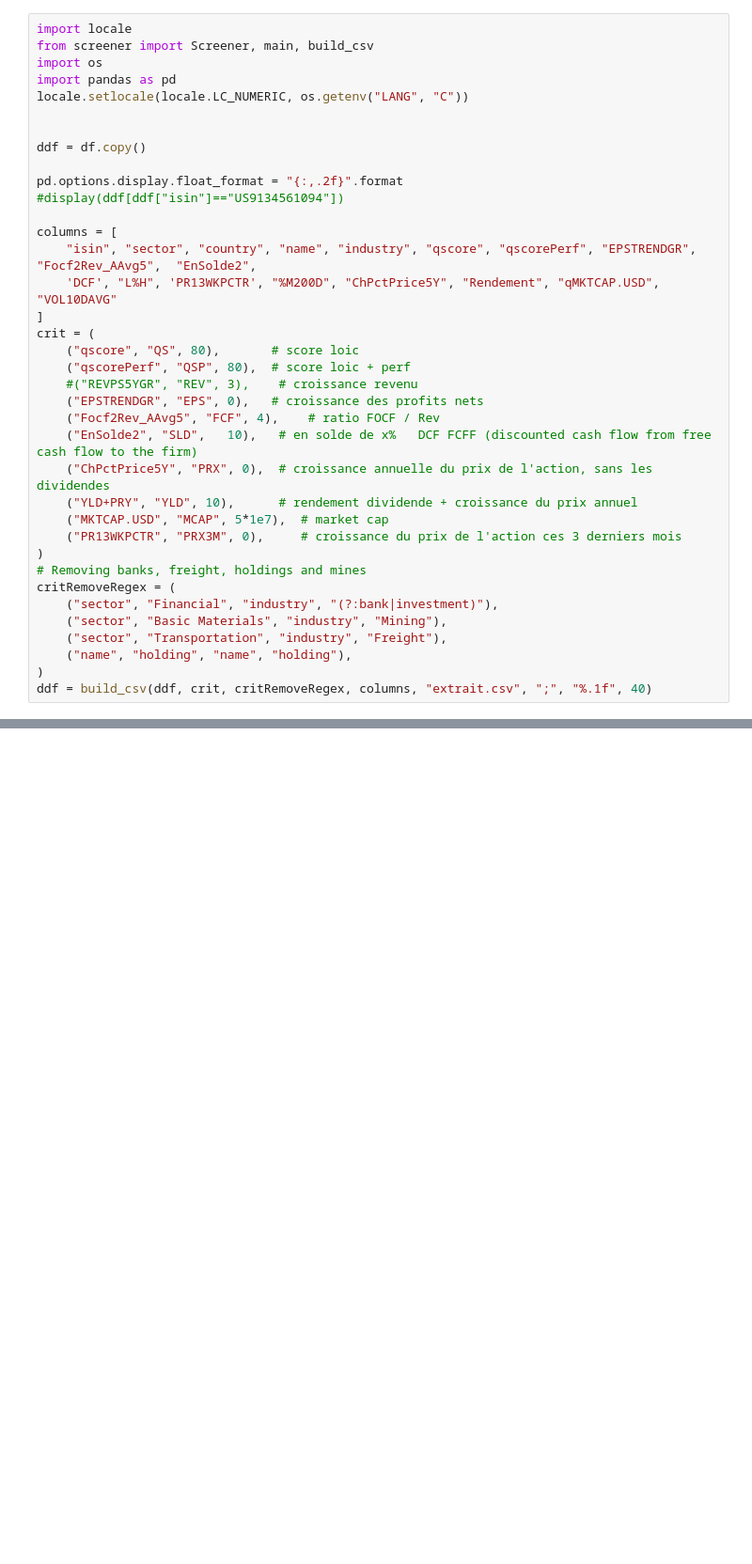
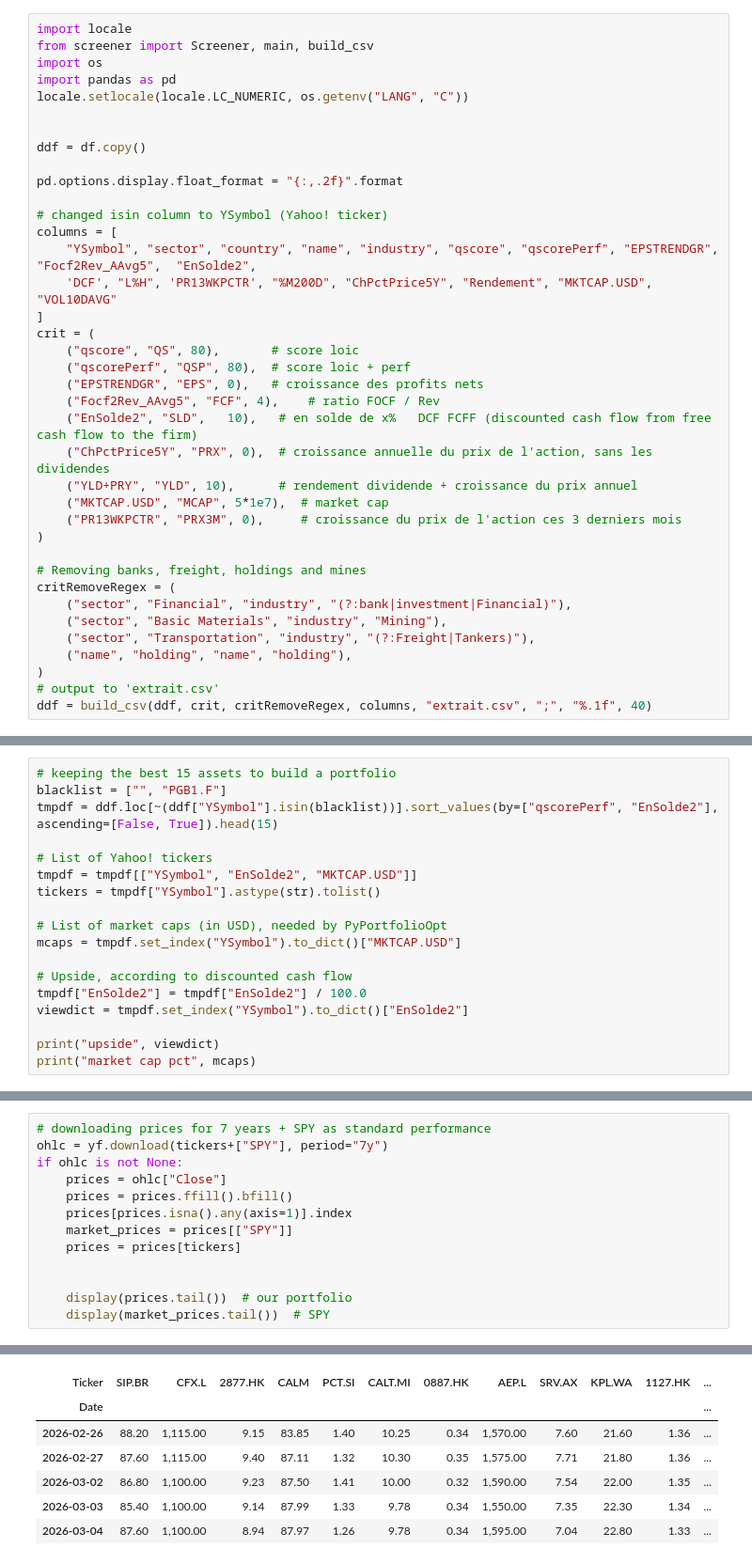
Before and after one commit to facoptere/screener, a Jupyter notebook: .degiro_screener.ipynb, the cells around one changed output, grey strips where cells are left out. Shown at 94% size. Cells and saved outputs as stored; diff of their text form; blank space fills up the shorter version.

```diff
--- a/.degiro_screener.ipynb
+++ b/.degiro_screener.ipynb
@@ -42,16 +42,15 @@ locale.setlocale(locale.LC_NUMERIC, os.getenv("LANG", "C"))
 ddf = df.copy()
 
 pd.options.display.float_format = "{:,.2f}".format
-#display(ddf[ddf["isin"]=="US9134561094"])
 
+# changed isin column to YSymbol (Yahoo! ticker)
 columns = [
-    "isin", "sector", "country", "name", "industry", "qscore", "qscorePerf", "EPSTRENDGR", "Focf2Rev_AAvg5",  "EnSolde2",
-    'DCF', "L%H", 'PR13WKPCTR', "%M200D", "ChPctPrice5Y", "Rendement", "qMKTCAP.USD", "VOL10DAVG"
+    "YSymbol", "sector", "country", "name", "industry", "qscore", "qscorePerf", "EPSTRENDGR", "Focf2Rev_AAvg5",  "EnSolde2",
+    'DCF', "L%H", 'PR13WKPCTR', "%M200D", "ChPctPrice5Y", "Rendement", "MKTCAP.USD", "VOL10DAVG"
 ]
 crit = (
     ("qscore", "QS", 80),       # score loic
     ("qscorePerf", "QSP", 80),  # score loic + perf
-    #("REVPS5YGR", "REV", 3),    # croissance revenu
     ("EPSTRENDGR", "EPS", 0),   # croissance des profits nets
     ("Focf2Rev_AAvg5", "FCF", 4),    # ratio FOCF / Rev
     ("EnSolde2", "SLD",   10),   # en solde de x%   DCF FCFF (discounted cash flow from free cash flow to the firm)
@@ -60,11 +59,13 @@ crit = (
     ("MKTCAP.USD", "MCAP", 5*1e7),  # market cap
     ("PR13WKPCTR", "PRX3M", 0),     # croissance du prix de l'action ces 3 derniers mois
 )
+
 # Removing banks, freight, holdings and mines
 critRemoveRegex = (
-    ("sector", "Financial", "industry", "(?:bank|investment)"),
+    ("sector", "Financial", "industry", "(?:bank|investment|Financial)"),
     ("sector", "Basic Materials", "industry", "Mining"),
-    ("sector", "Transportation", "industry", "Freight"),
+    ("sector", "Transportation", "industry", "(?:Freight|Tankers)"),
     ("name", "holding", "name", "holding"),
 )
+# output to 'extrait.csv'
 ddf = build_csv(ddf, crit, critRemoveRegex, columns, "extrait.csv", ";", "%.1f", 40)
@@ -70,0 +82,18 @@ ddf = build_csv(ddf, crit, critRemoveRegex, columns, "extrait.csv", ";", "%.1f",
+# %%
+# keeping the best 15 assets to build a portfolio
+blacklist = ["", "PGB1.F"]
+tmpdf = ddf.loc[~(ddf["YSymbol"].isin(blacklist))].sort_values(by=["qscorePerf", "EnSolde2"], ascending=[False, True]).head(15)
+
+# List of Yahoo! tickers
+tmpdf = tmpdf[["YSymbol", "EnSolde2", "MKTCAP.USD"]]
+tickers = tmpdf["YSymbol"].astype(str).tolist()
+
+# List of market caps (in USD), needed by PyPortfolioOpt
+mcaps = tmpdf.set_index("YSymbol").to_dict()["MKTCAP.USD"]
+
+# Upside, according to discounted cash flow
+tmpdf["EnSolde2"] = tmpdf["EnSolde2"] / 100.0
+viewdict = tmpdf.set_index("YSymbol").to_dict()["EnSolde2"]
+
+print("upside", viewdict)
+print("market cap pct", mcaps)
@@ -70,0 +103,14 @@ ddf = build_csv(ddf, crit, critRemoveRegex, columns, "extrait.csv", ";", "%.1f",
+# %%
+# downloading prices for 7 years + SPY as standard performance
+ohlc = yf.download(tickers+["SPY"], period="7y")
+if ohlc is not None:
+    prices = ohlc["Close"]
+    prices = prices.ffill().bfill()
+    prices[prices.isna().any(axis=1)].index
+    market_prices = prices[["SPY"]]
+    prices = prices[tickers]
+
+
+    display(prices.tail())  # our portfolio
+    display(market_prices.tail())  # SPY
+# %% [output]
@@ -70,0 +118,7 @@ ddf = build_csv(ddf, crit, critRemoveRegex, columns, "extrait.csv", ";", "%.1f",
+| Ticker | SIP.BR | CFX.L | 2877.HK | CALM | PCT.SI | CALT.MI | 0887.HK | AEP.L | SRV.AX | KPL.WA | 1127.HK | ... |
+| Date |  |  |  |  |  |  |  |  |  |  |  | ... |
+| 2026-02-26 | 88.20 | 1,115.00 | 9.15 | 83.85 | 1.40 | 10.25 | 0.34 | 1,570.00 | 7.60 | 21.60 | 1.36 | ... |
+| 2026-02-27 | 87.60 | 1,115.00 | 9.40 | 87.11 | 1.32 | 10.30 | 0.35 | 1,575.00 | 7.71 | 21.80 | 1.36 | ... |
+| 2026-03-02 | 86.80 | 1,100.00 | 9.23 | 87.50 | 1.41 | 10.00 | 0.32 | 1,590.00 | 7.54 | 22.00 | 1.35 | ... |
+| 2026-03-03 | 85.40 | 1,100.00 | 9.14 | 87.99 | 1.33 | 9.78 | 0.34 | 1,550.00 | 7.35 | 22.30 | 1.34 | ... |
+| 2026-03-04 | 87.60 | 1,100.00 | 8.94 | 87.97 | 1.26 | 9.78 | 0.34 | 1,595.00 | 7.04 | 22.80 | 1.33 | ... |
```
Also changed, not shown: parts of 6 cells of this notebook, 5 other files.
